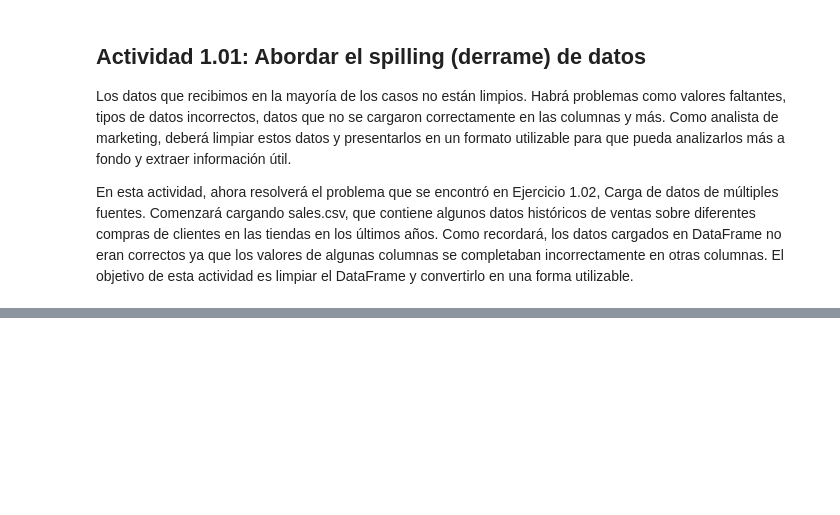
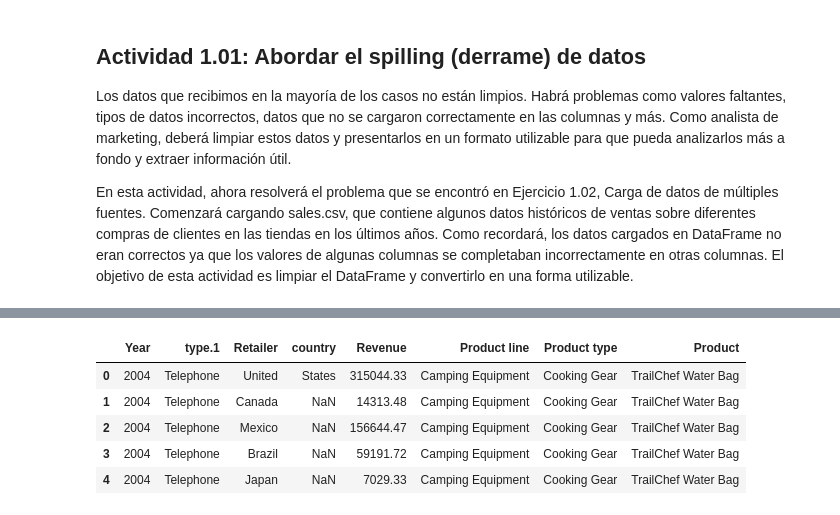
Before and after one commit to limspiga/customer-analytics, a Jupyter notebook: week-1a/customer_analytics_week_1.ipynb, the cells around one changed output, grey strips where cells are left out. Saved outputs shown, nothing was run; the diff lists cells and outputs as text; code cells hidden in the pictures; blank space fills up the shorter version.

```diff
--- a/week-1a/customer_analytics_week_1.ipynb
+++ b/week-1a/customer_analytics_week_1.ipynb
@@ -701,0 +774,12 @@ En esta actividad, ahora resolverá el problema que se encontró en Ejercicio 1.
+# %%
+# Pase al siguiente conjunto de columnas: Producto.2, Pedido y método. Según la información disponible, el nombre del producto es TrailChef Water Bag
+sales['Product'] = sales['Product.2'] + ' ' + sales['Order'] + ' ' + sales['method']
+sales = sales.drop(['Product.2', 'Order','method'], axis = 1)
+sales.head()
+# %% [output]
+|  | Year | type.1 | Retailer | country | Revenue | Product line | Product type | Product |
+| 0 | 2004 | Telephone | United | States | 315044.33 | Camping Equipment | Cooking Gear | TrailChef Water Bag |
+| 1 | 2004 | Telephone | Canada | NaN | 14313.48 | Camping Equipment | Cooking Gear | TrailChef Water Bag |
+| 2 | 2004 | Telephone | Mexico | NaN | 156644.47 | Camping Equipment | Cooking Gear | TrailChef Water Bag |
+| 3 | 2004 | Telephone | Brazil | NaN | 59191.72 | Camping Equipment | Cooking Gear | TrailChef Water Bag |
+| 4 | 2004 | Telephone | Japan | NaN | 7029.33 | Camping Equipment | Cooking Gear | TrailChef Water Bag |
```
Also changed, not shown: parts of 11 cells of this notebook.
